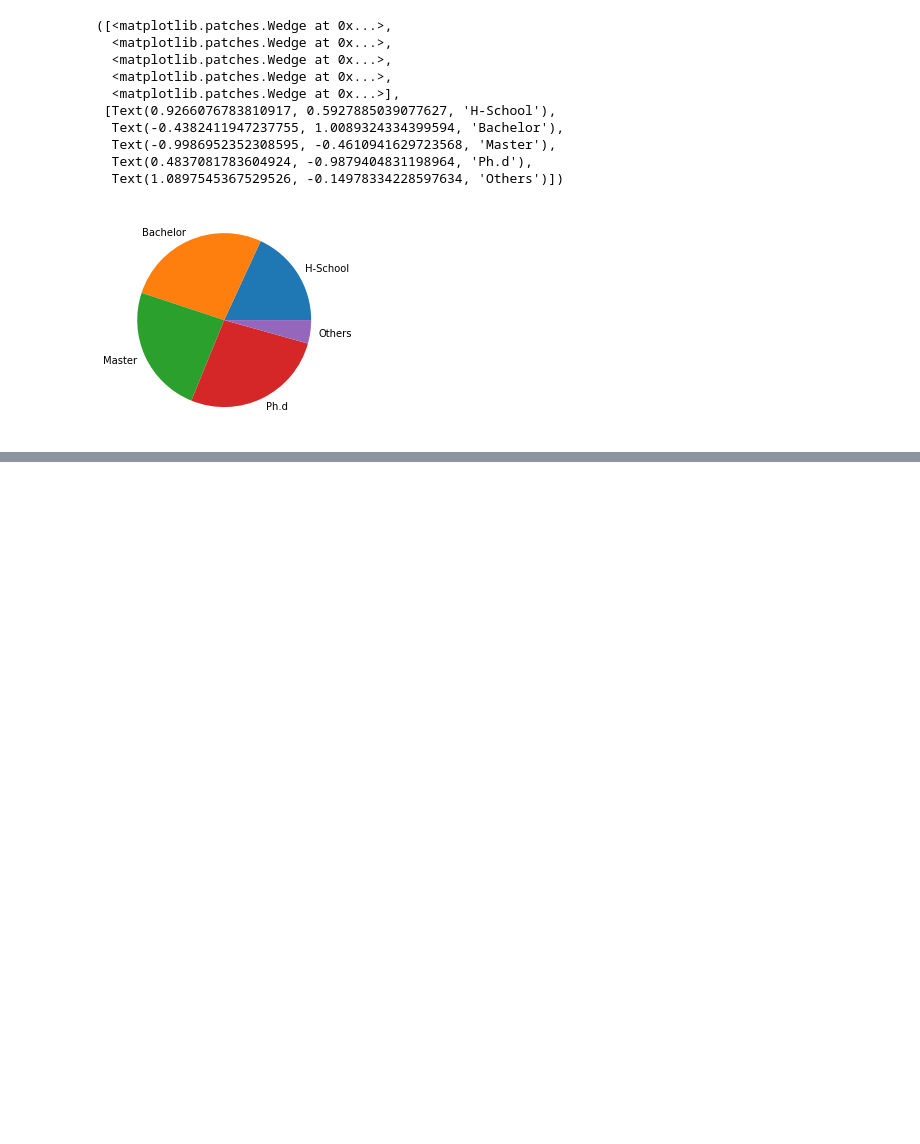
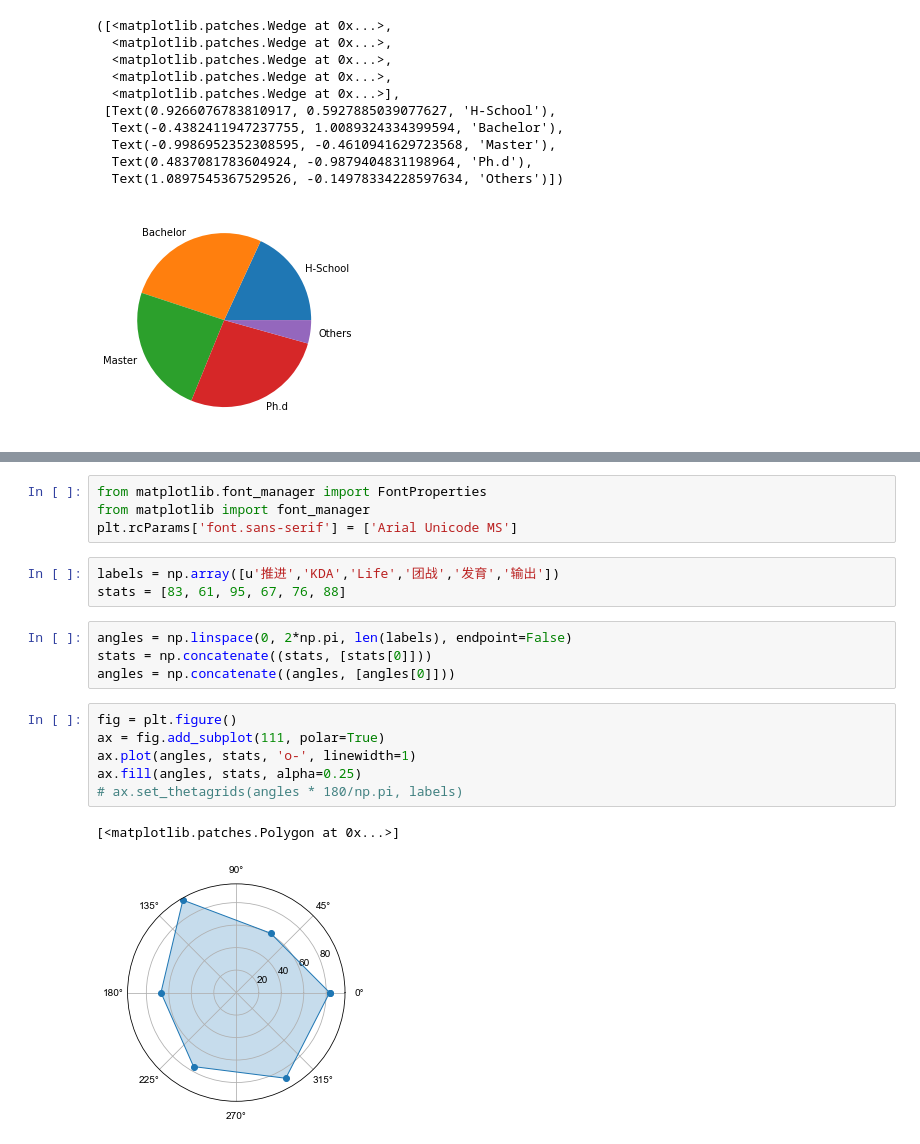
Before and after one commit to hivandu/practise, a Jupyter notebook: Python/45/45-4_p.ipynb, the cells around one changed output, grey strips where cells are left out. Drawn from its saved outputs; the diff is of its cells as text; blank space fills up the shorter version.

```diff
--- a/Python/45/45-4_p.ipynb
+++ b/Python/45/45-4_p.ipynb
@@ -156,0 +160,20 @@ sns.heatmap(data)
+# %%
+from matplotlib.font_manager import FontProperties
+from matplotlib import font_manager
+plt.rcParams['font.sans-serif'] = ['Arial Unicode MS']
+# %%
+labels = np.array([u'推进','KDA','Life','团战','发育','输出'])
+stats = [83, 61, 95, 67, 76, 88]
+# %%
+angles = np.linspace(0, 2*np.pi, len(labels), endpoint=False)
+stats = np.concatenate((stats, [stats[0]]))
+angles = np.concatenate((angles, [angles[0]]))
+# %%
+fig = plt.figure()
+ax = fig.add_subplot(111, polar=True)
+ax.plot(angles, stats, 'o-', linewidth=1)
+ax.fill(angles, stats, alpha=0.25)
+# ax.set_thetagrids(angles * 180/np.pi, labels)
+# %% [output]
+[<matplotlib.patches.Polygon at 0x...>]
+[figure, added]
```
Also changed, not shown: parts of 4 cells of this notebook, 1 other file.
